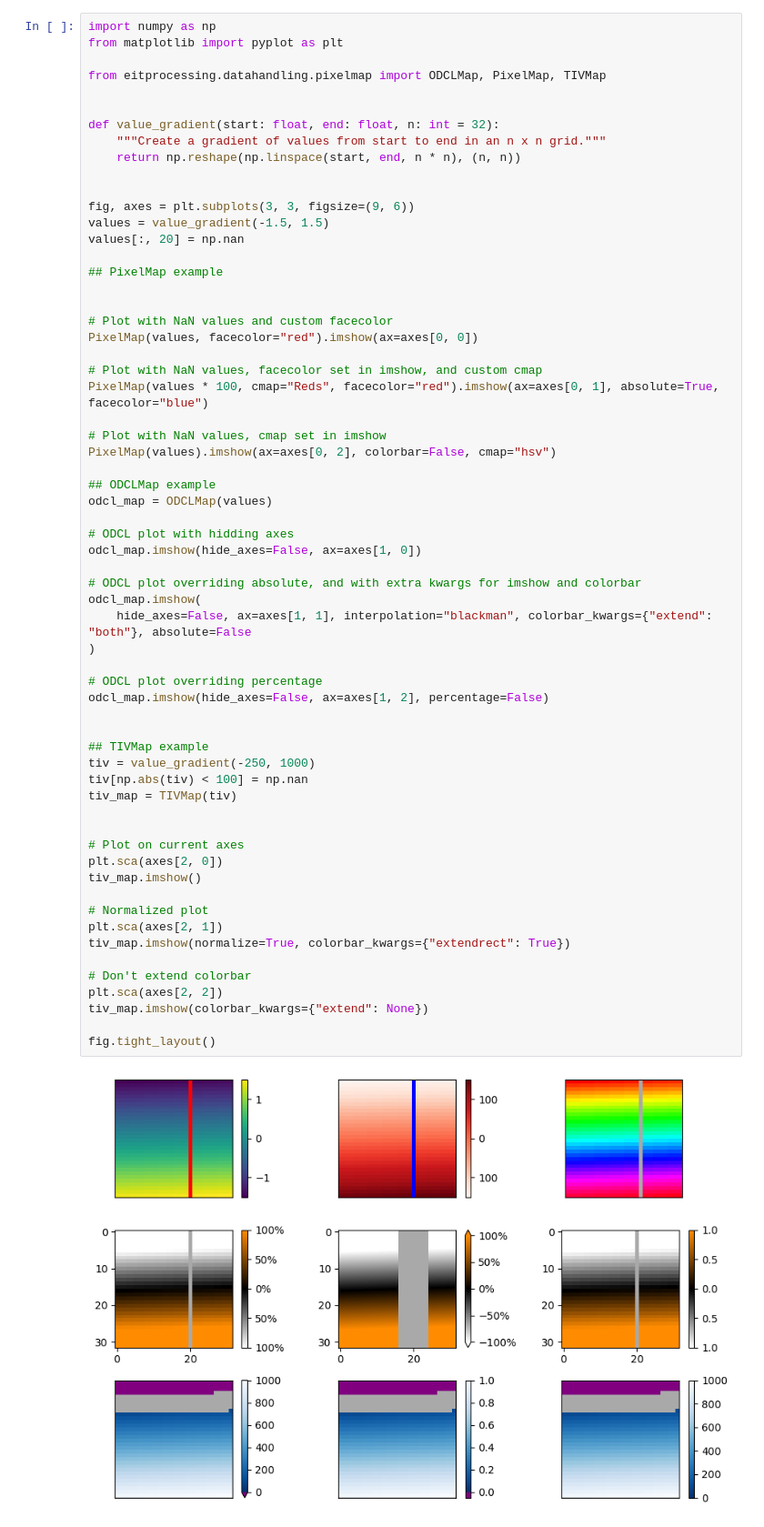
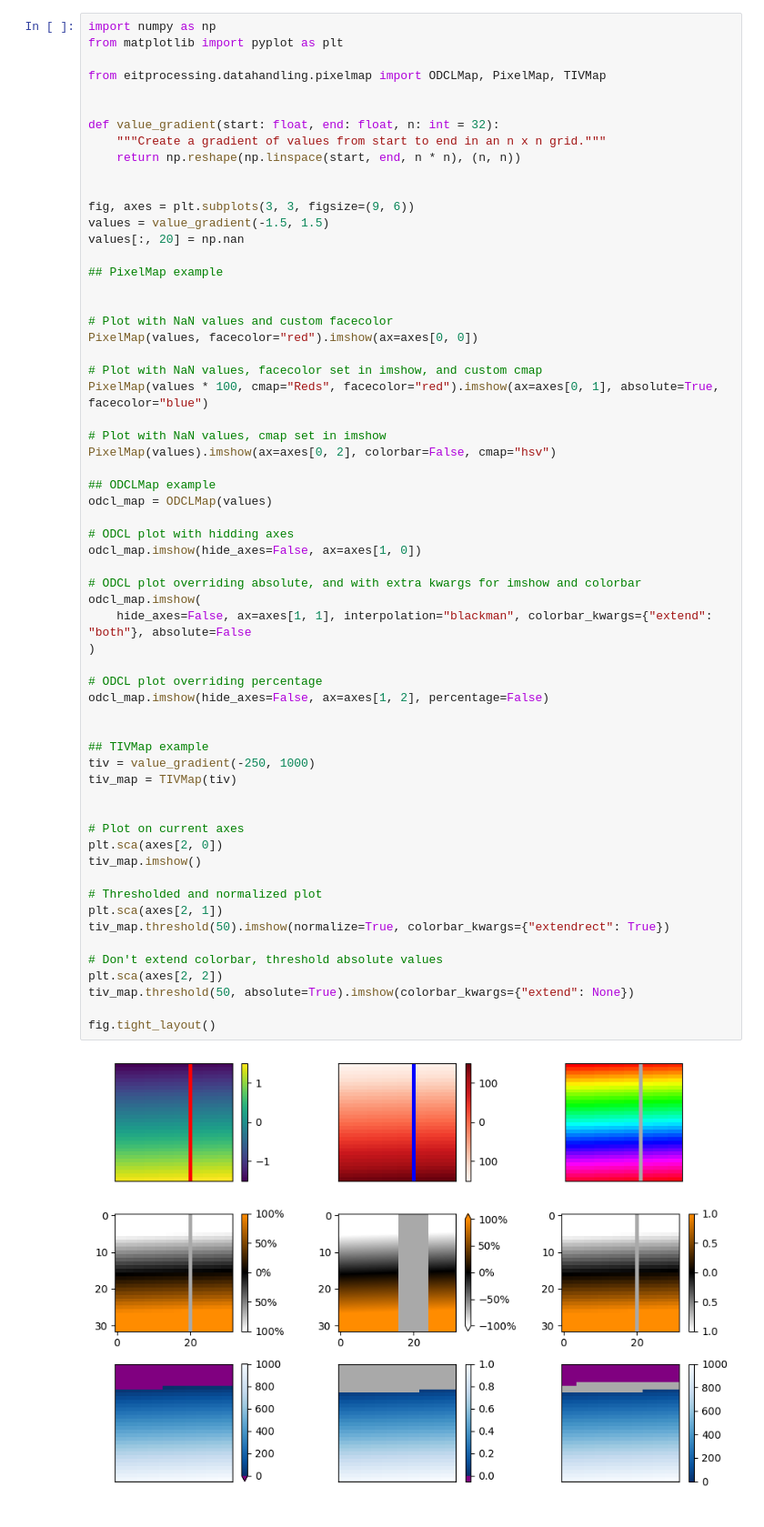
Before and after one commit to EIT-ALIVE/eitprocessing, a Jupyter notebook: notebooks/test_pixelmap_imshow.ipynb, the cells around one changed output. Shown: that part at 91% size. Drawn from its saved outputs; the diff is of its cells as text.

Commit message:
Update example notebook with thresholding

```diff
--- a/notebooks/test_pixelmap_imshow.ipynb
+++ b/notebooks/test_pixelmap_imshow.ipynb
@@ -29,36 +29,35 @@ PixelMap(values).imshow(ax=axes[0, 2], colorbar=False, cmap="hsv")
 ## ODCLMap example
 odcl_map = ODCLMap(values)
 
 # ODCL plot with hidding axes
 odcl_map.imshow(hide_axes=False, ax=axes[1, 0])
 
 # ODCL plot overriding absolute, and with extra kwargs for imshow and colorbar
 odcl_map.imshow(
     hide_axes=False, ax=axes[1, 1], interpolation="blackman", colorbar_kwargs={"extend": "both"}, absolute=False
 )
 
 # ODCL plot overriding percentage
 odcl_map.imshow(hide_axes=False, ax=axes[1, 2], percentage=False)
 
 
 ## TIVMap example
 tiv = value_gradient(-250, 1000)
-tiv[np.abs(tiv) < 100] = np.nan
 tiv_map = TIVMap(tiv)
 
 
 # Plot on current axes
 plt.sca(axes[2, 0])
 tiv_map.imshow()
 
-# Normalized plot
+# Thresholded and normalized plot
 plt.sca(axes[2, 1])
-tiv_map.imshow(normalize=True, colorbar_kwargs={"extendrect": True})
+tiv_map.threshold(50).imshow(normalize=True, colorbar_kwargs={"extendrect": True})
 
-# Don't extend colorbar
+# Don't extend colorbar, threshold absolute values
 plt.sca(axes[2, 2])
-tiv_map.imshow(colorbar_kwargs={"extend": None})
+tiv_map.threshold(50, absolute=True).imshow(colorbar_kwargs={"extend": None})
 
 fig.tight_layout()
 # %% [output]
-[figure, old version]
+[figure, new version]
```
